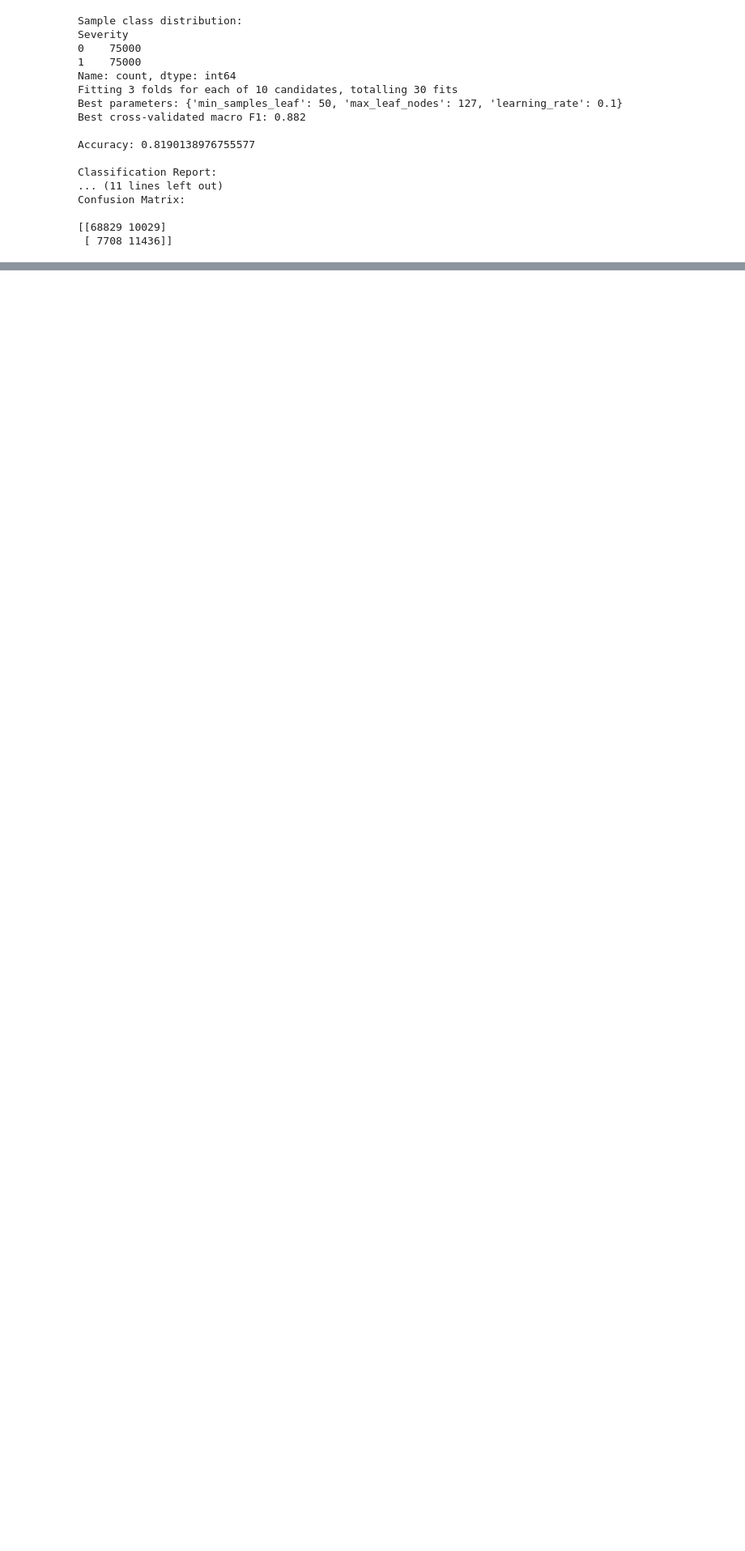
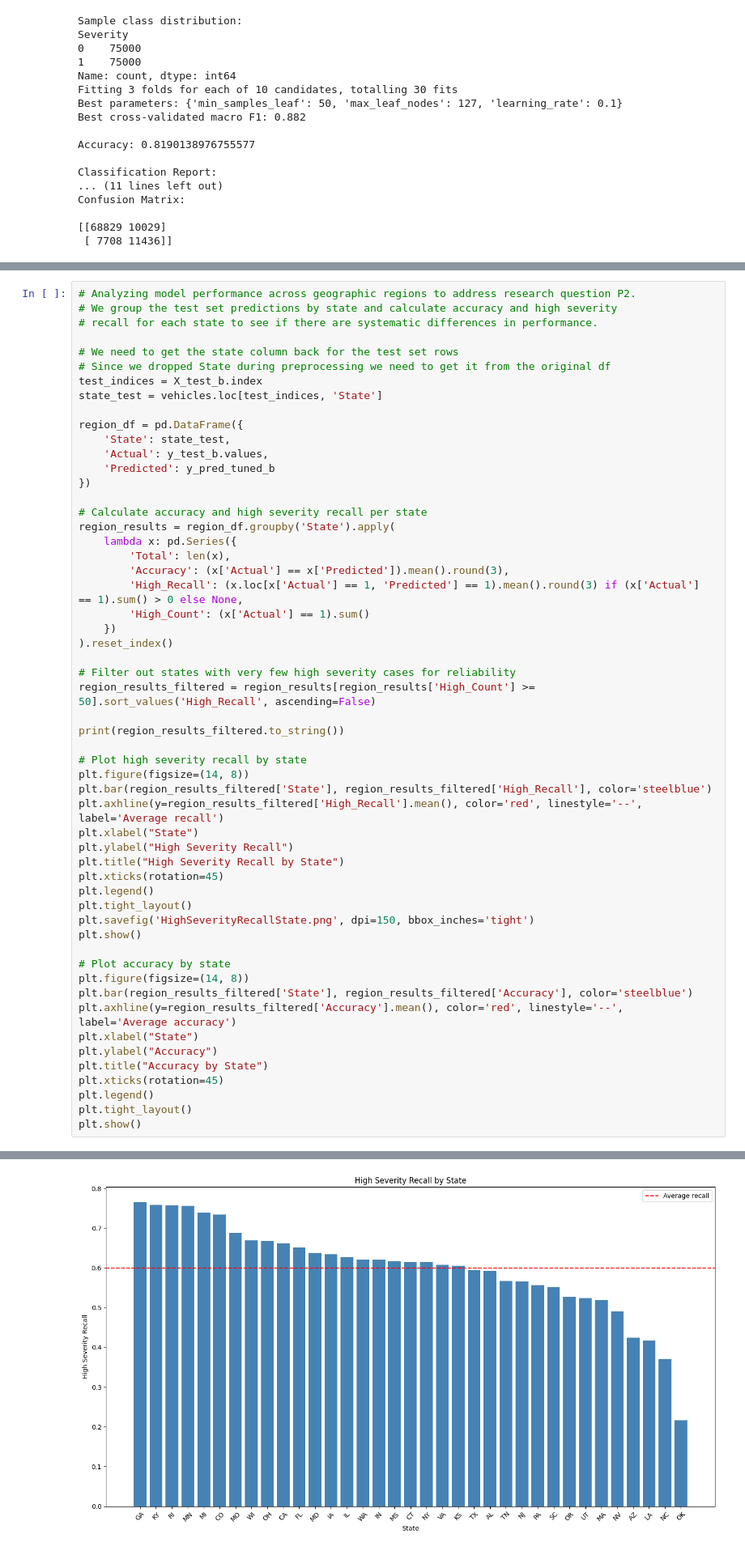
Before and after one commit to Grimur12/Data, a Jupyter notebook: Project/Project v2.ipynb, the cells around one changed output, grey strips where cells are left out. Shown at 81% size. Drawn from its saved outputs; the diff is of its cells as text; blank space fills up the shorter version.

```diff
--- a/Project/Project v2.ipynb
+++ b/Project/Project v2.ipynb
@@ -1330,0 +1362,56 @@ Confusion Matrix:
+# %%
+# Analyzing model performance across geographic regions to address research question P2.
+# We group the test set predictions by state and calculate accuracy and high severity
+# recall for each state to see if there are systematic differences in performance.
+
+# We need to get the state column back for the test set rows
+# Since we dropped State during preprocessing we need to get it from the original df
+test_indices = X_test_b.index
+state_test = vehicles.loc[test_indices, 'State']
+
+region_df = pd.DataFrame({
+    'State': state_test,
+    'Actual': y_test_b.values,
+    'Predicted': y_pred_tuned_b
+})
+
+# Calculate accuracy and high severity recall per state
+region_results = region_df.groupby('State').apply(
+    lambda x: pd.Series({
+        'Total': len(x),
+        'Accuracy': (x['Actual'] == x['Predicted']).mean().round(3),
+        'High_Recall': (x.loc[x['Actual'] == 1, 'Predicted'] == 1).mean().round(3) if (x['Actual'] == 1).sum() > 0 else None,
+        'High_Count': (x['Actual'] == 1).sum()
+    })
+).reset_index()
+
+# Filter out states with very few high severity cases for reliability
+region_results_filtered = region_results[region_results['High_Count'] >= 50].sort_values('High_Recall', ascending=False)
+
+print(region_results_filtered.to_string())
+
+# Plot high severity recall by state
+plt.figure(figsize=(14, 8))
+plt.bar(region_results_filtered['State'], region_results_filtered['High_Recall'], color='steelblue')
+plt.axhline(y=region_results_filtered['High_Recall'].mean(), color='red', linestyle='--', label='Average recall')
+plt.xlabel("State")
+plt.ylabel("High Severity Recall")
+plt.title("High Severity Recall by State")
+plt.xticks(rotation=45)
+plt.legend()
+plt.tight_layout()
+plt.savefig('HighSeverityRecallState.png', dpi=150, bbox_inches='tight')
+plt.show()
+
+# Plot accuracy by state
+plt.figure(figsize=(14, 8))
+plt.bar(region_results_filtered['State'], region_results_filtered['Accuracy'], color='steelblue')
+plt.axhline(y=region_results_filtered['Accuracy'].mean(), color='red', linestyle='--', label='Average accuracy')
+plt.xlabel("State")
+plt.ylabel("Accuracy")
+plt.title("Accuracy by State")
+plt.xticks(rotation=45)
+plt.legend()
+plt.tight_layout()
+plt.show()
+# %% [output]
@@ -1330,0 +1435 @@ Confusion Matrix:
+[figure, added]
```
Also changed, not shown: parts of 5 cells of this notebook.
